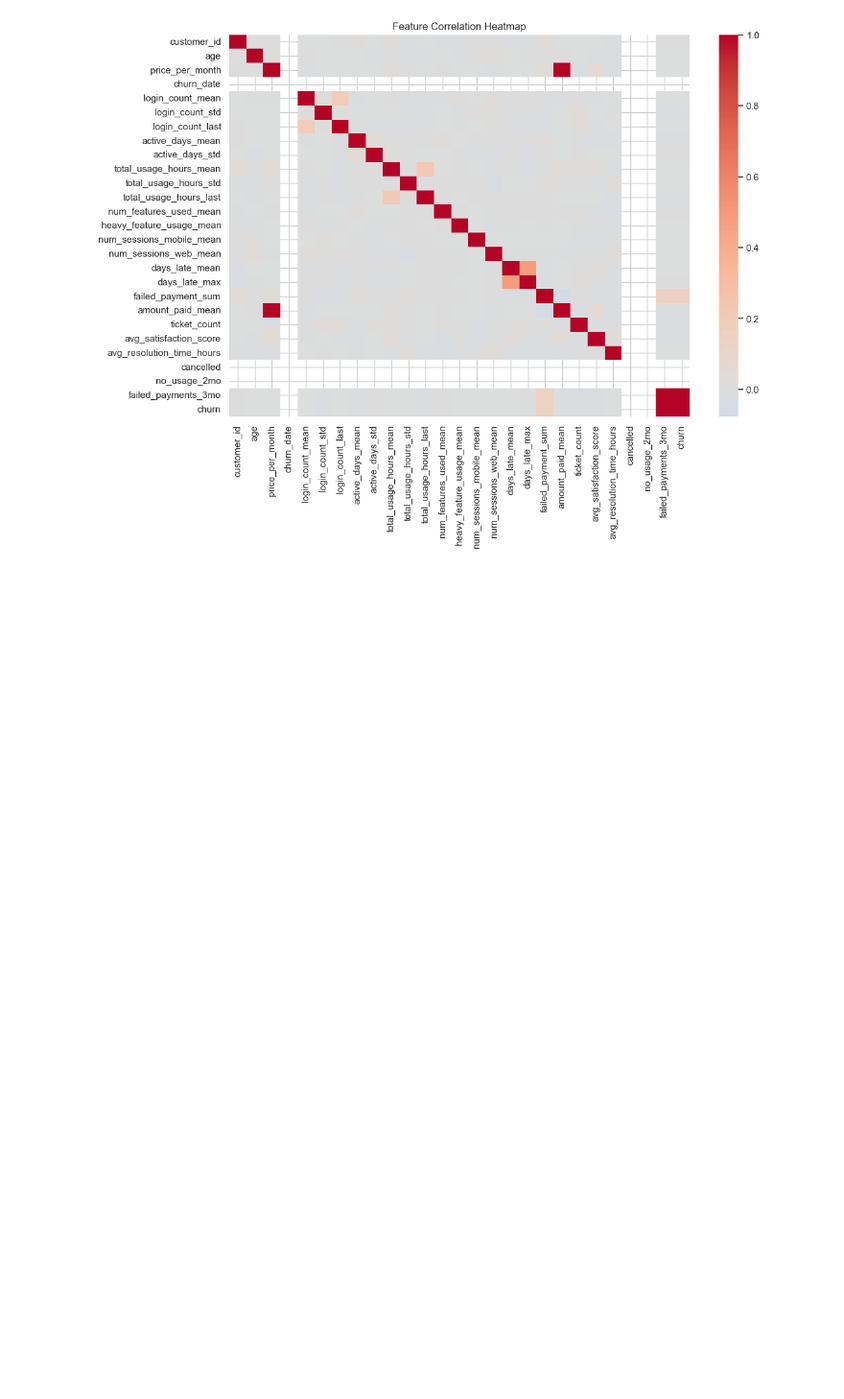
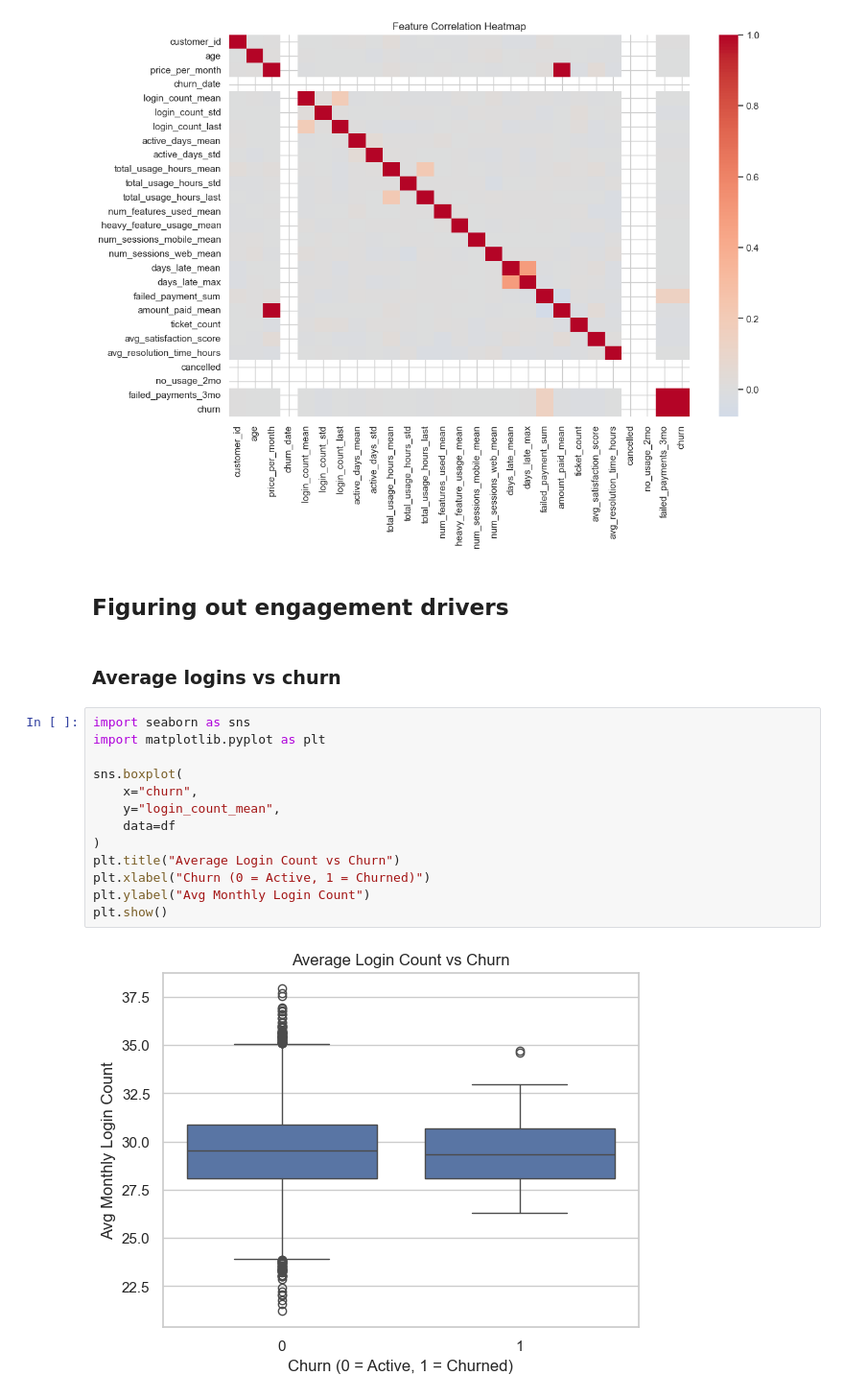
Before and after one commit to Bisolacodesalways/Customer-Churn-Prediction-with-Explainability-and-Segmentation, a Jupyter notebook: notebooks/02_eda.ipynb, the cells around one changed output. Shown at 96% size. Cells and saved outputs as stored; diff of their text form; blank space fills up the shorter version.

```diff
--- a/notebooks/02_eda.ipynb
+++ b/notebooks/02_eda.ipynb
@@ -120,3 +123,22 @@ plt.title("Feature Correlation Heatmap")
 plt.show()
 # %% [output]
 [figure]
+# %% [markdown]
+## Figuring out engagement drivers
+# %% [markdown]
+### Average logins vs churn
+# %%
+import seaborn as sns
+import matplotlib.pyplot as plt
+
+sns.boxplot(
+    x="churn",
+    y="login_count_mean",
+    data=df
+)
+plt.title("Average Login Count vs Churn")
+plt.xlabel("Churn (0 = Active, 1 = Churned)")
+plt.ylabel("Avg Monthly Login Count")
+plt.show()
+# %% [output]
+[figure, added]
```
Also changed, not shown: parts of 29 cells of this notebook.
